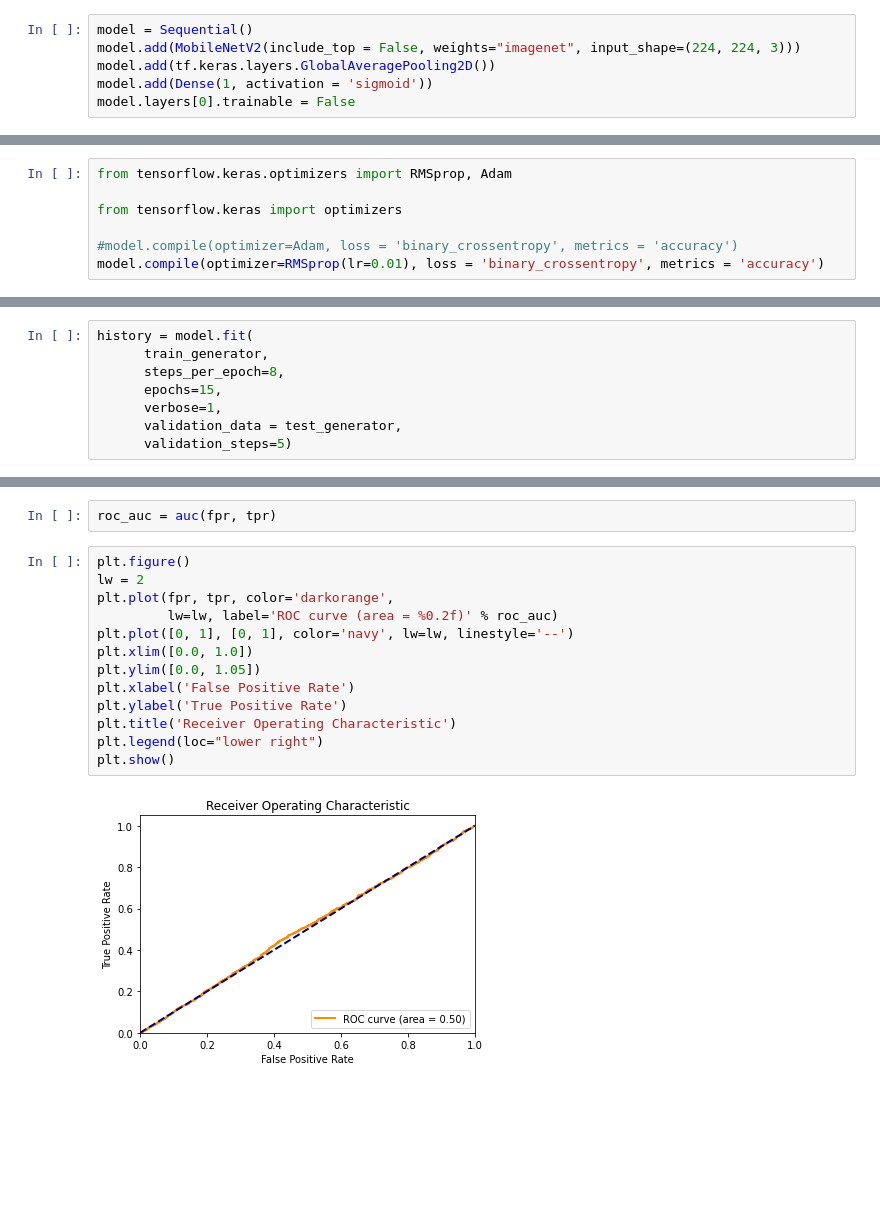
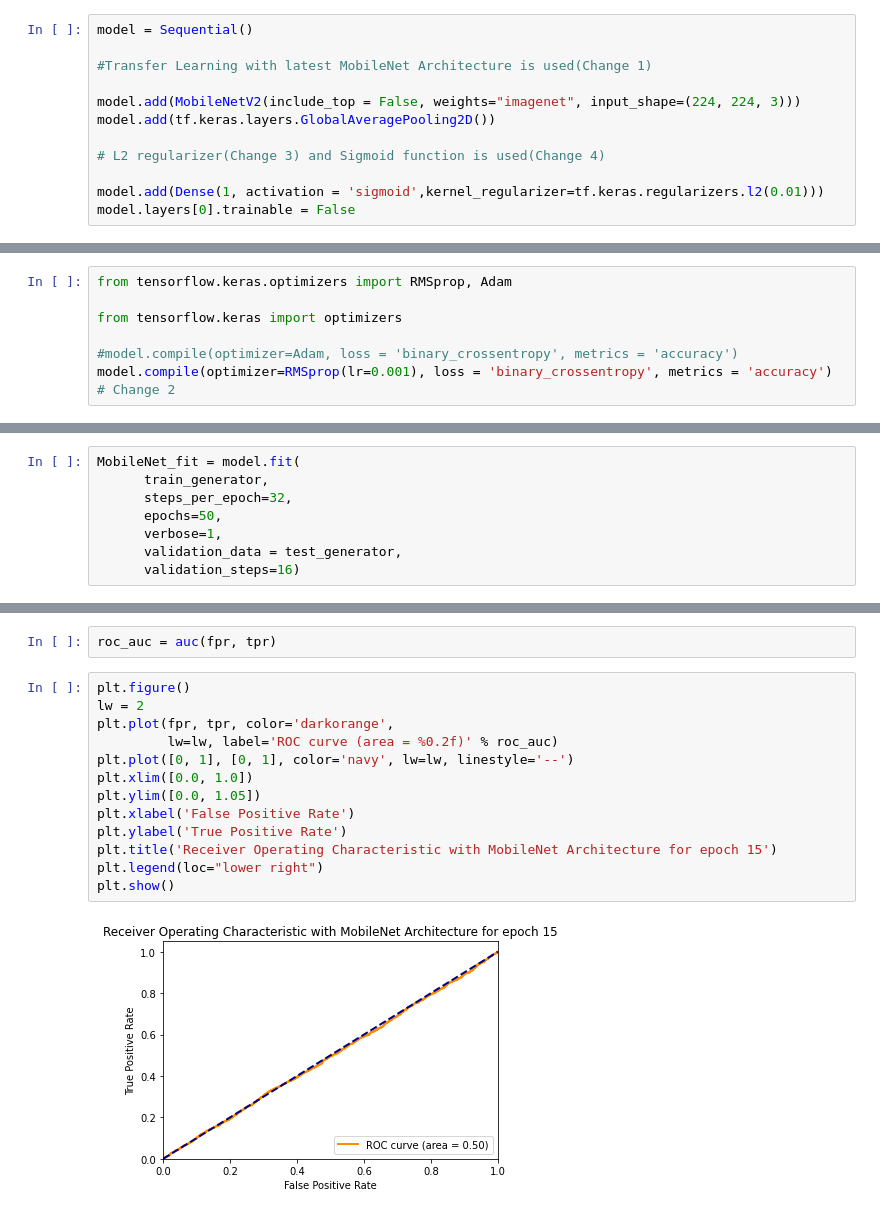
Before and after one commit to rajaramkuberan/ANN_Coursework_Coventry_Univ, a Jupyter notebook: Transfer_Learning.ipynb, the cells around one changed output, grey strips where cells are left out. Saved outputs shown, nothing was run; the diff lists cells and outputs as text; blank space fills up the shorter version.

```diff
--- a/Transfer_Learning.ipynb
+++ b/Transfer_Learning.ipynb
@@ -88,8 +161,14 @@ Transfer Learning using Mobilenet Architectures. Using imagenet weights for trai
 # %%
 model = Sequential()
+
+#Transfer Learning with latest MobileNet Architecture is used(Change 1)
+
 model.add(MobileNetV2(include_top = False, weights="imagenet", input_shape=(224, 224, 3)))
 model.add(tf.keras.layers.GlobalAveragePooling2D())
-model.add(Dense(1, activation = 'sigmoid'))
+
+# L2 regularizer(Change 3) and Sigmoid function is used(Change 4)
+
+model.add(Dense(1, activation = 'sigmoid',kernel_regularizer=tf.keras.regularizers.l2(0.01)))
 model.layers[0].trainable = False
 # %% [output]
 Downloading data from https://storage.googleapis.com/tensorflow/keras-applications/mobilenet_v2/mobilenet_v2_weights_tf_dim_ordering_tf_kernels_1.0_224_no_top.h5
@@ -100,5 +181,5 @@ from tensorflow.keras.optimizers import RMSprop, Adam
 from tensorflow.keras import optimizers
 
 #model.compile(optimizer=Adam, loss = 'binary_crossentropy', metrics = 'accuracy')
-model.compile(optimizer=RMSprop(lr=0.01), loss = 'binary_crossentropy', metrics = 'accuracy')
+model.compile(optimizer=RMSprop(lr=0.001), loss = 'binary_crossentropy', metrics = 'accuracy') # Change 2
 # %% [markdown]
@@ -109,11 +190,11 @@ Note that steps_per_epoch was set along with batch_size in ImageDataGenerator.
 
 Notice that as we train, our test accuracy never exceeds training accuracy, which is a good thing. Our model won't work better on unseen images than seen images.
 # %%
-history = model.fit(
+MobileNet_fit = model.fit(
       train_generator,
-      steps_per_epoch=8,
-      epochs=15,
+      steps_per_epoch=32,
+      epochs=50,
       verbose=1,
       validation_data = test_generator,
-      validation_steps=5)
+      validation_steps=16)
 # %% [output]
@@ -155,15 +248,15 @@ roc_auc = auc(fpr, tpr)
 # %%
 plt.figure()
 lw = 2
 plt.plot(fpr, tpr, color='darkorange',
          lw=lw, label='ROC curve (area = %0.2f)' % roc_auc)
 plt.plot([0, 1], [0, 1], color='navy', lw=lw, linestyle='--')
 plt.xlim([0.0, 1.0])
 plt.ylim([0.0, 1.05])
 plt.xlabel('False Positive Rate')
 plt.ylabel('True Positive Rate')
-plt.title('Receiver Operating Characteristic')
+plt.title('Receiver Operating Characteristic with MobileNet Architecture for epoch 15')
 plt.legend(loc="lower right")
 plt.show()
 # %% [output]
-[figure, old version]
+[figure, new version]
```
Also changed, not shown: parts of 27 cells of this notebook.
